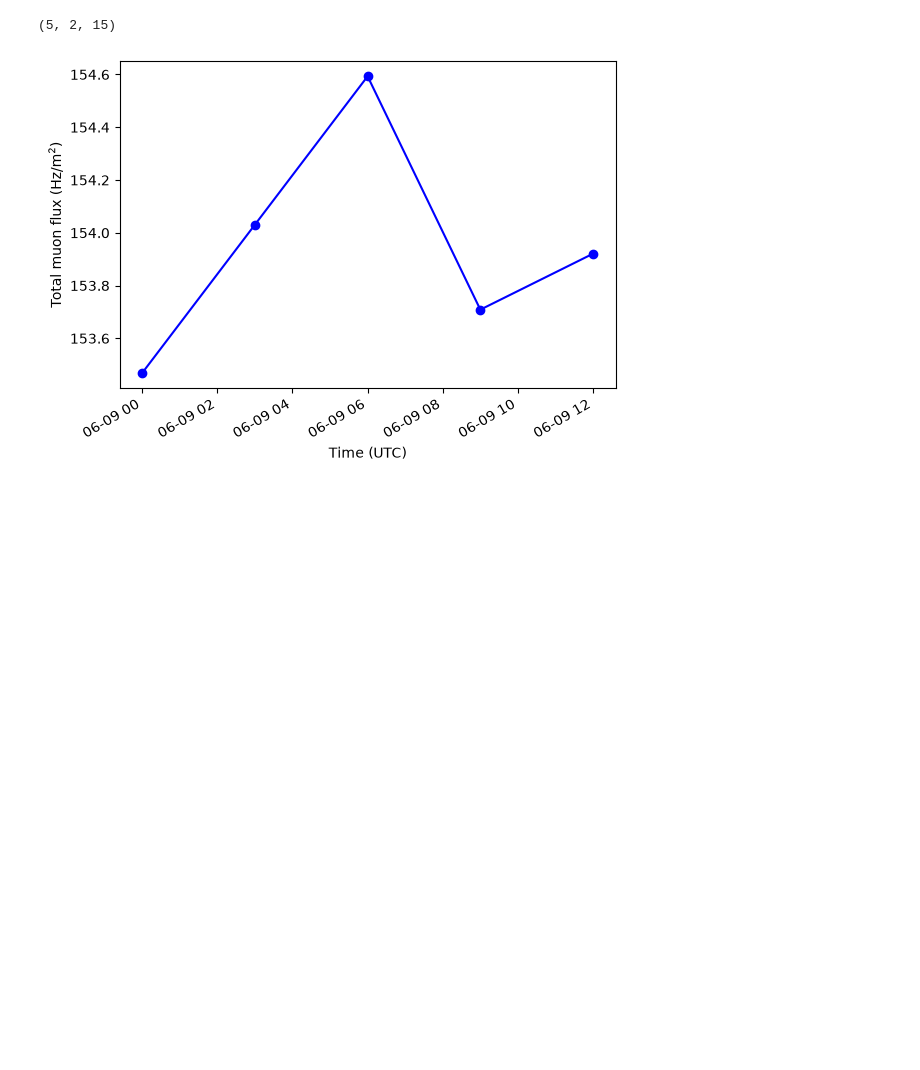
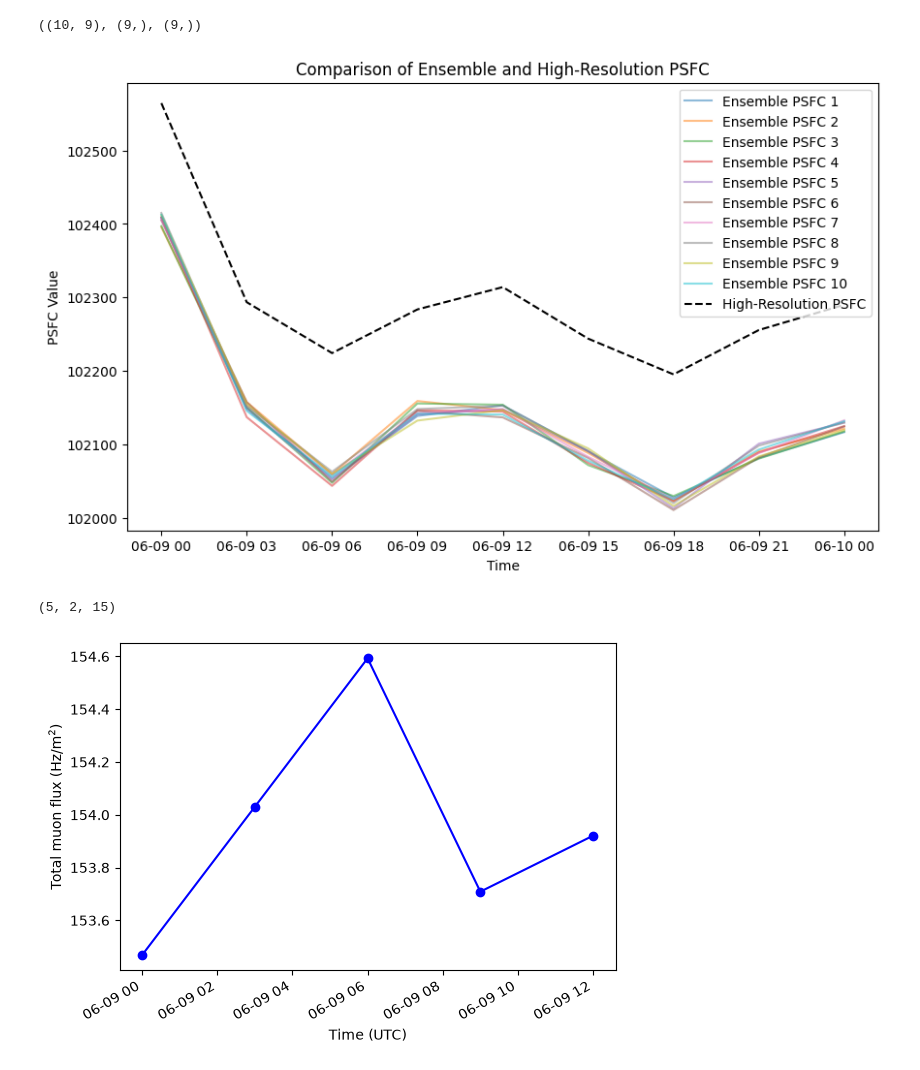
Before and after one commit to o-thorp7/MuSim_USyd, a Jupyter notebook: plot_output.ipynb, the cells around one changed output. Drawn from its saved outputs; the diff is of its cells as text; code cells hidden in the pictures; blank space fills up the shorter version.

```diff
--- a/plot_output.ipynb
+++ b/plot_output.ipynb
@@ -3,12 +3,29 @@ import matplotlib.pyplot as plt
 import numpy as np
 from pathlib import Path
 # %%
-summary_dir = Path("sbatch_venv_test_9d073eb_results/summary")
-# summary_dir = Path("local_conda_test_7252126_results/summary")
-# summary_dir = Path("local_venv_test_7252126_results/summary")
+summary_dir = Path("sbatch_venv_test_fe31f53_results/summary")
 mufluxes = np.load(summary_dir / "combined_mufluxes.npy")
-psfc = np.load(summary_dir / "combined_psfc.npy", allow_pickle=True) # not working yet
+ens_psfc = np.load(summary_dir / "ens_psfc.npy", allow_pickle=True) # not working yet
+hires_psfc = np.load(summary_dir / "hires_psfc.npy", allow_pickle=True) # not working yet
 times = np.load(summary_dir / "combined_times.npy", allow_pickle=True)
+# %%
+ens_psfc.shape, hires_psfc.shape, times.shape
+# %% [output]
+((10, 9), (9,), (9,))
+# %%
+#TODO: figure out why ens_psfc and hires_psfc are not the same
+plt.figure(figsize=(10, 6))
+cmap = plt.get_cmap('tab10')  # Use a colormap for different ensemble members
+for m in range(len(ens_psfc)):
+    plt.plot(times, ens_psfc[m], label=f'Ensemble PSFC {m+1}', color=cmap(m), alpha=0.5)
+plt.plot(times, hires_psfc, label='High-Resolution PSFC', ls="--", color='black')
+plt.xlabel('Time')
+plt.ylabel('PSFC Value')
+plt.title('Comparison of Ensemble and High-Resolution PSFC')
+plt.legend()
+plt.show()
+# %% [output]
+[figure, added]
 # %%
 mufluxes.shape
 # (x, y, z) means x time-points, array of angles of length z, array of fluxes of length z
```
Also changed, not shown: 8 other files.
